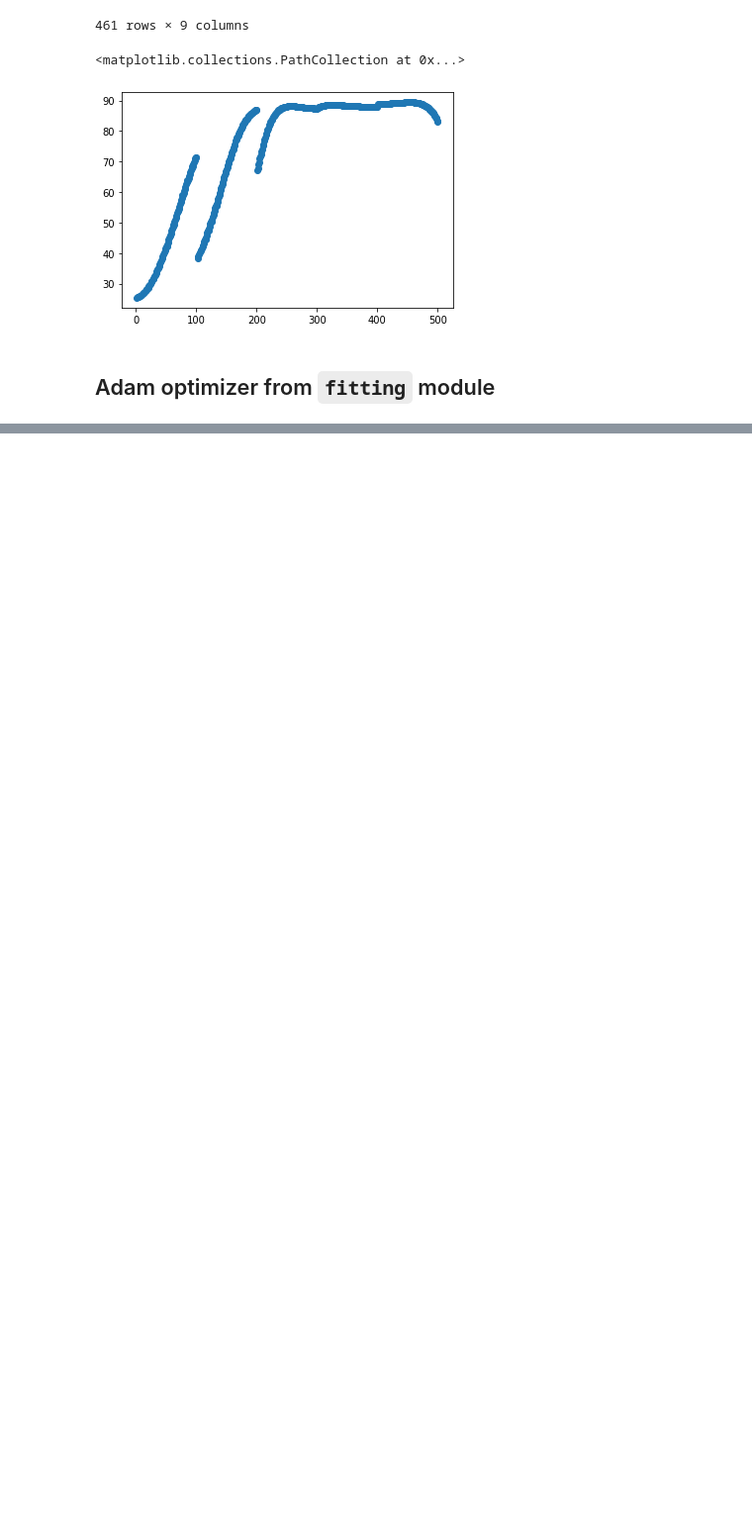
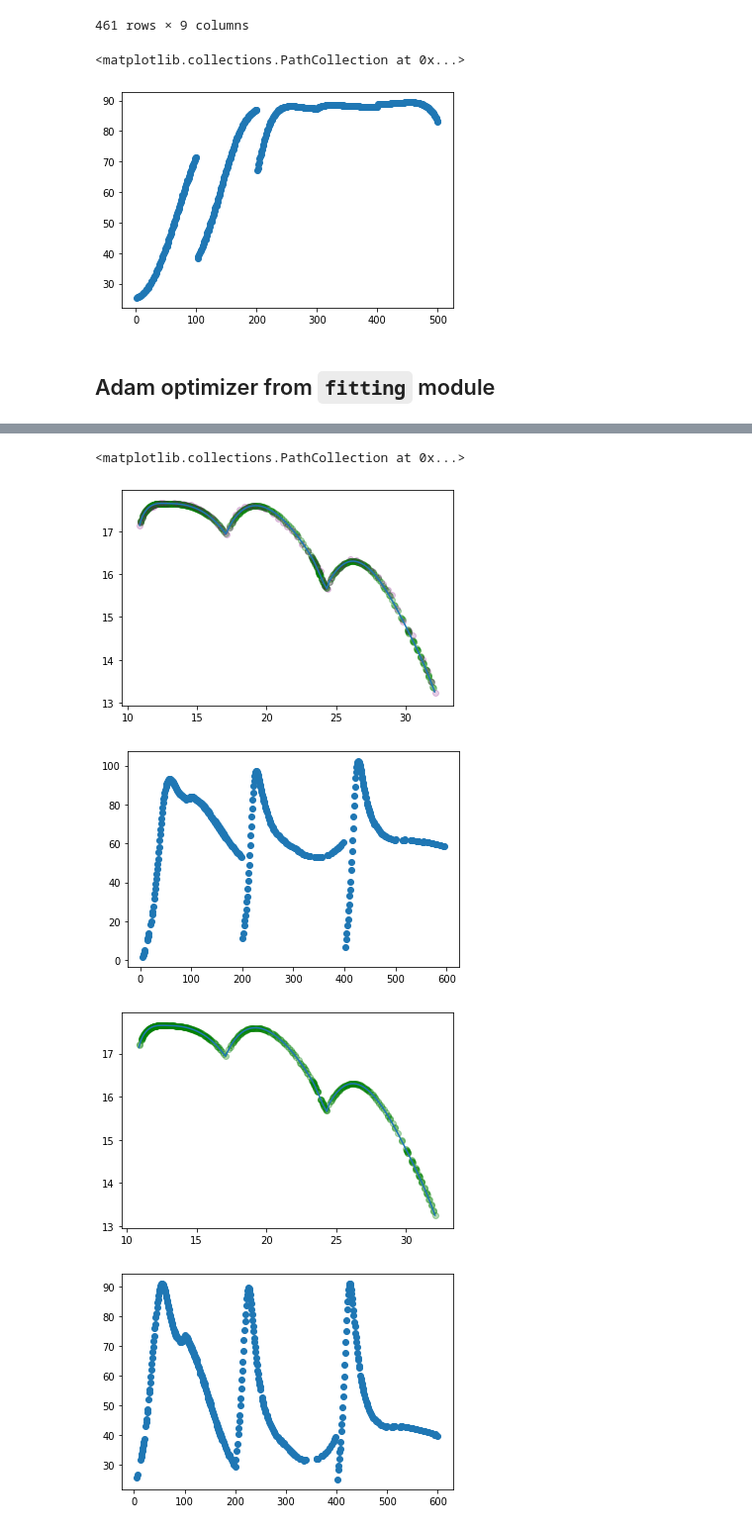
Before and after one commit to ssajous/europa-cycloids, a Jupyter notebook: src/Sample.ipynb, the cells around one changed output, grey strips where cells are left out. Shown: that part at 99% size. Drawn from its saved outputs; the diff is of its cells as text; code cells hidden in the pictures; blank space fills up the shorter version.

```diff
--- a/src/Sample.ipynb
+++ b/src/Sample.ipynb
@@ -1786,0 +1902,60 @@ plt.scatter(fit_points['lon'], fit_points['lat'], alpha=0.3, color='green')
+# %%
+min_vals = np.array([0, 0.1, 0])
+max_vals = np.array([360, 1, 360])
+
+params = opt[1]['parameters']
+size = len(params)
+
+variables = params * (max_vals[0:size] - min_vals[0:size]) + min_vals[0:size]
+
+if len(variables) < 3:
+    test_params = np.append(variables, 0)
+else:
+    test_params = variables
+
+data = fitting.match_stresses(alex_curves, test_params, interior)
+
+fit_points = data.loc[data['deltaHeading'] < 0.25].copy()
+
+if len(variables) >= 3:
+    fit_points['lon'] = fit_points['lon'] - variables[2]
+
+plt.plot(alex_curves['lon'], alex_curves['lat'])
+plt.scatter(fit_points['lon'], fit_points['lat'], alpha=0.3, color='green')
+plt.scatter(alex['lon'], alex['lat'], alpha=0.2, color='purple')
+
+plt.figure()
+
+plt.scatter(fit_points['pointNumber'], fit_points['stress'])
+
+plt.figure()
+
+params = opt[2]['parameters']
+size = len(params)
+
+variables = params * (max_vals[0:size] - min_vals[0:size]) + min_vals[0:size]
+
+if len(variables) < 3:
+    test_params = np.append(variables, 0)
+else:
+    test_params = variables
+
+data = fitting.match_stresses(alex_curves, test_params, interior)
+
+fit_points = data.loc[data['deltaHeading'] < 0.25].copy()
+
+if len(variables) >= 3:
+    fit_points['lon'] = fit_points['lon'] - variables[2]
+
+plt.plot(alex_curves['lon'], alex_curves['lat'])
+plt.scatter(fit_points['lon'], fit_points['lat'], alpha=0.3, color='green')
+
+plt.figure()
+
+plt.scatter(fit_points['pointNumber'], fit_points['stress'])
+# %% [output]
+<matplotlib.collections.PathCollection at 0x...>
+[figure, added]
+[figure, added]
+[figure, added]
+[figure, added]
```
Also changed, not shown: parts of 21 cells of this notebook, 2 other files.
